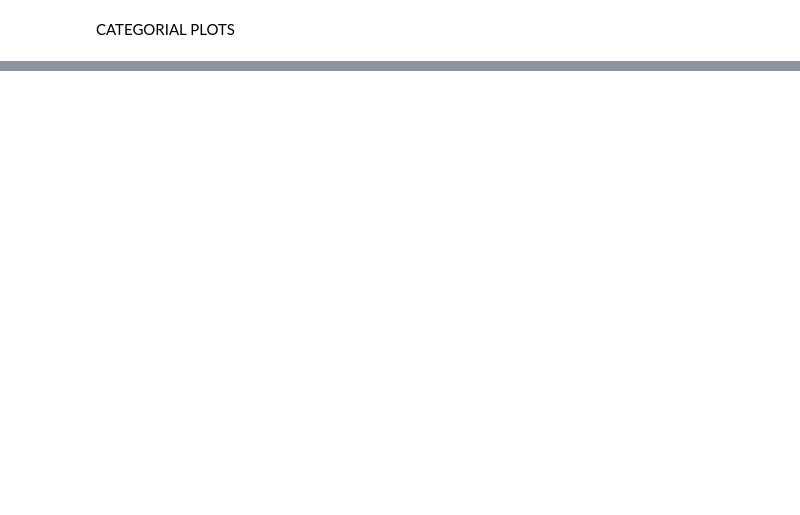
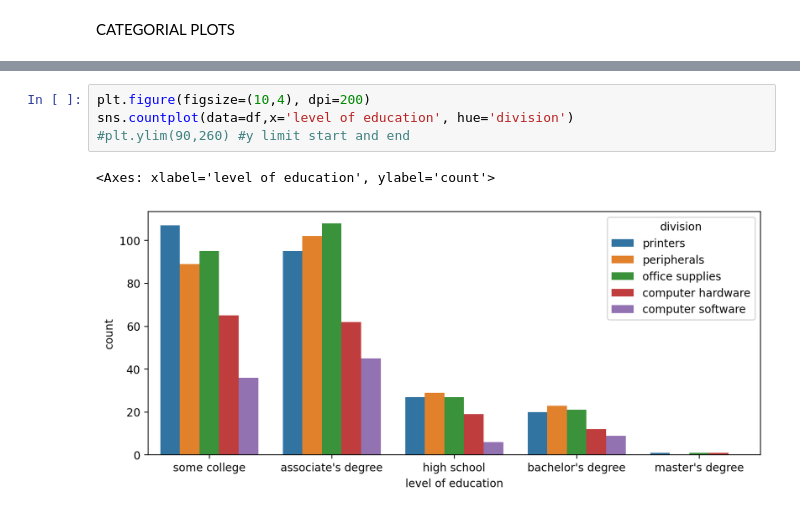
Before and after one commit to Shreyaa710/PythonLibraries, a Jupyter notebook: seabornLearn.ipynb, the cells around one changed output, grey strips where cells are left out. Drawn from its saved outputs; the diff is of its cells as text; blank space fills up the shorter version.

```diff
--- a/seabornLearn.ipynb
+++ b/seabornLearn.ipynb
@@ -127,0 +147,7 @@ CATEGORIAL PLOTS
+# %%
+plt.figure(figsize=(10,4), dpi=200)
+sns.countplot(data=df,x='level of education', hue='division')
+#plt.ylim(90,260) #y limit start and end
+# %% [output]
+<Axes: xlabel='level of education', ylabel='count'>
+[figure, added]
```
Also changed, not shown: parts of 25 cells of this notebook.
